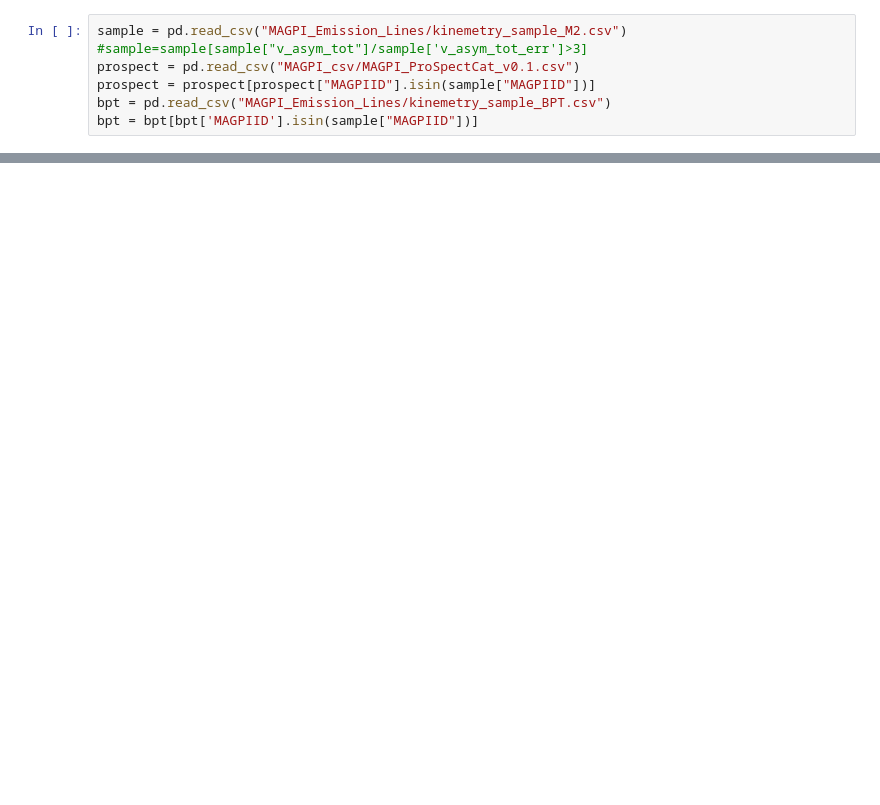
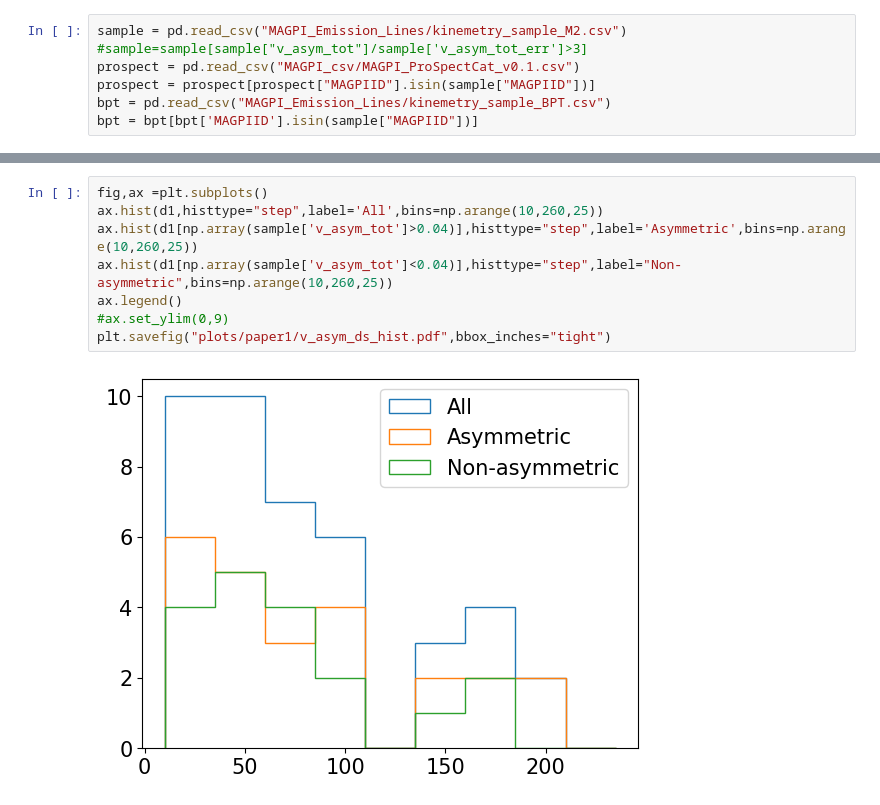
Before and after one commit to r-bagge/MAGPI_kinematics, a Jupyter notebook: plots.ipynb, the cells around one changed output, grey strips where cells are left out. Drawn from its saved outputs; the diff is of its cells as text; blank space fills up the shorter version.

```diff
--- a/plots.ipynb
+++ b/plots.ipynb
@@ -478,0 +414,10 @@ plt.hist(np.log10(srad/srot))
+# %%
+fig,ax =plt.subplots()
+ax.hist(d1,histtype="step",label='All',bins=np.arange(10,260,25))
+ax.hist(d1[np.array(sample['v_asym_tot']>0.04)],histtype="step",label='Asymmetric',bins=np.arange(10,260,25))
+ax.hist(d1[np.array(sample['v_asym_tot']<0.04)],histtype="step",label="Non-asymmetric",bins=np.arange(10,260,25))
+ax.legend()
+#ax.set_ylim(0,9)
+plt.savefig("plots/paper1/v_asym_ds_hist.pdf",bbox_inches="tight")
+# %% [output]
+[figure, added]
```
Also changed, not shown: parts of 32 cells of this notebook, 1 other file.
